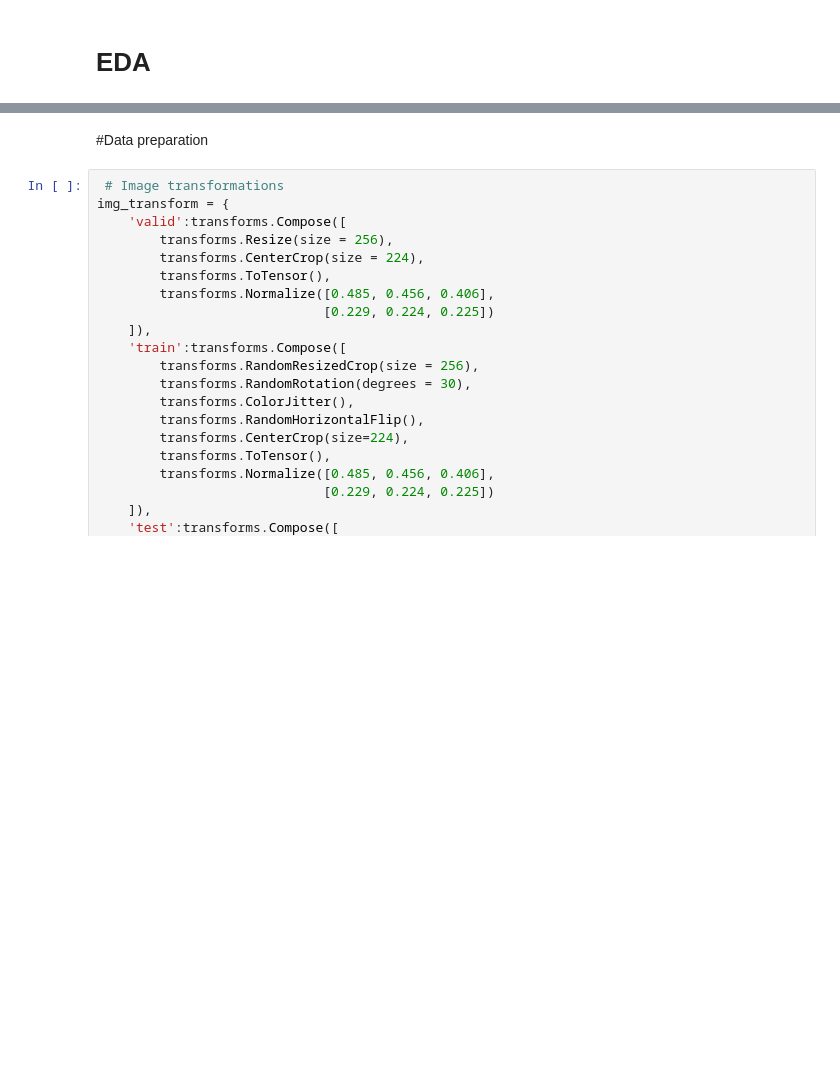
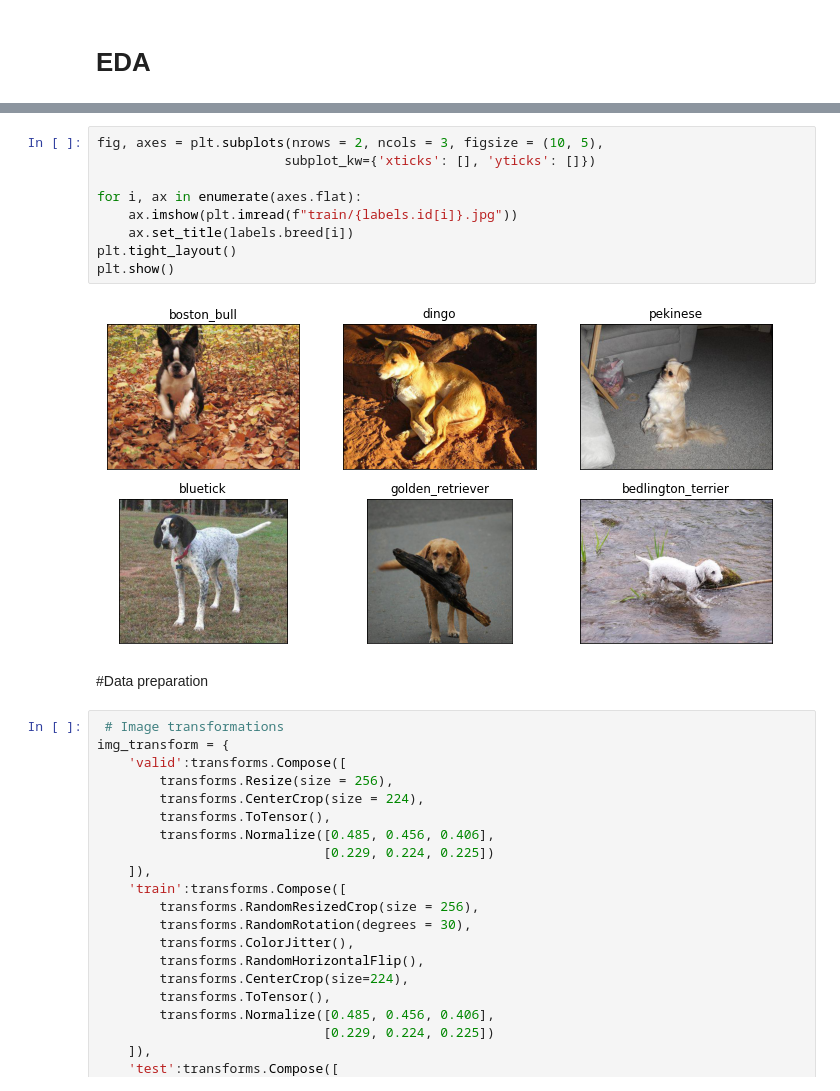
Before and after one commit to kapitalistka/MLScannerApp, a Jupyter notebook: Sberschool_Diplom_resnet50.ipynb, the cells around one changed output, grey strips where cells are left out. Saved outputs shown, nothing was run; the diff lists cells and outputs as text; blank space fills up the shorter version.

```diff
--- a/Sberschool_Diplom_resnet50.ipynb
+++ b/Sberschool_Diplom_resnet50.ipynb
@@ -63,3 +77,14 @@ Train shape is  (8689, 121) . Validation  shape is  (1533, 121)
+# %%
+fig, axes = plt.subplots(nrows = 2, ncols = 3, figsize = (10, 5),
+                        subplot_kw={'xticks': [], 'yticks': []})
+
+for i, ax in enumerate(axes.flat):
+    ax.imshow(plt.imread(f"train/{labels.id[i]}.jpg"))
+    ax.set_title(labels.breed[i])
+plt.tight_layout()
+plt.show()
+# %% [output]
+[figure, added]
 # %% [markdown]
 #Data preparation
 # %%
```
Also changed, not shown: parts of 7 cells of this notebook.
